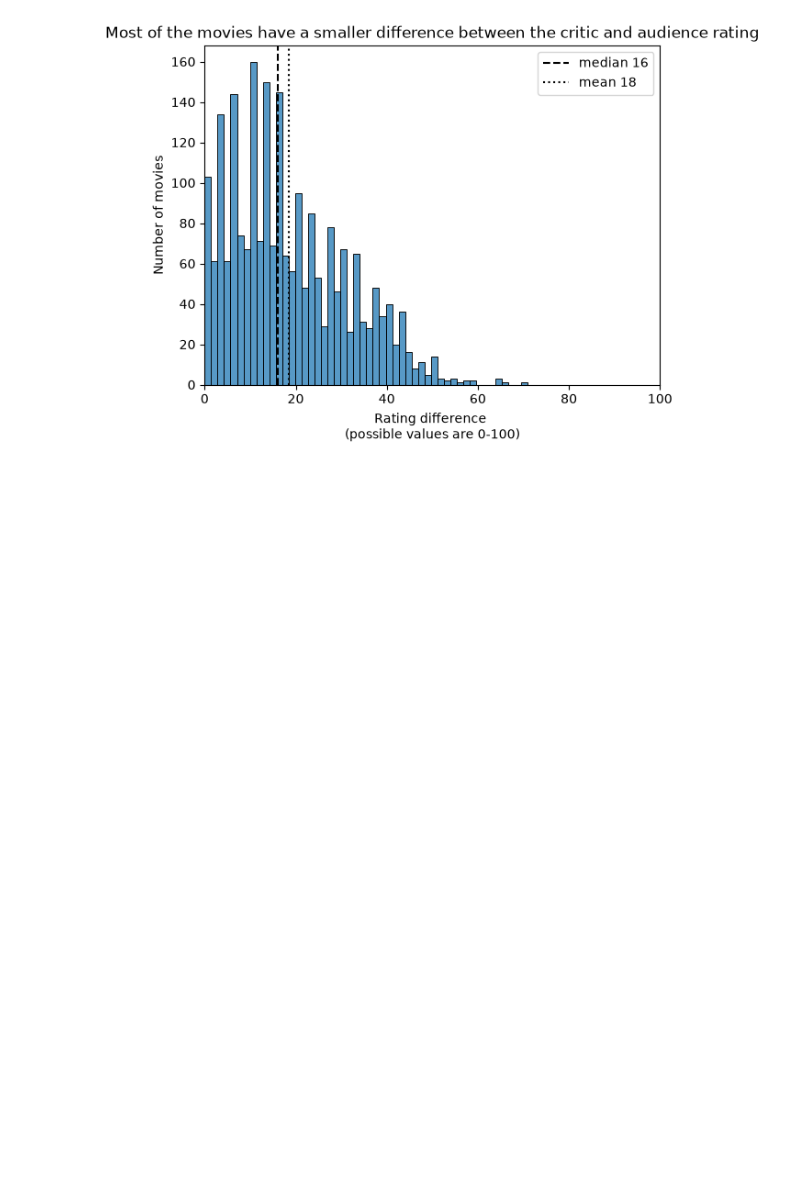
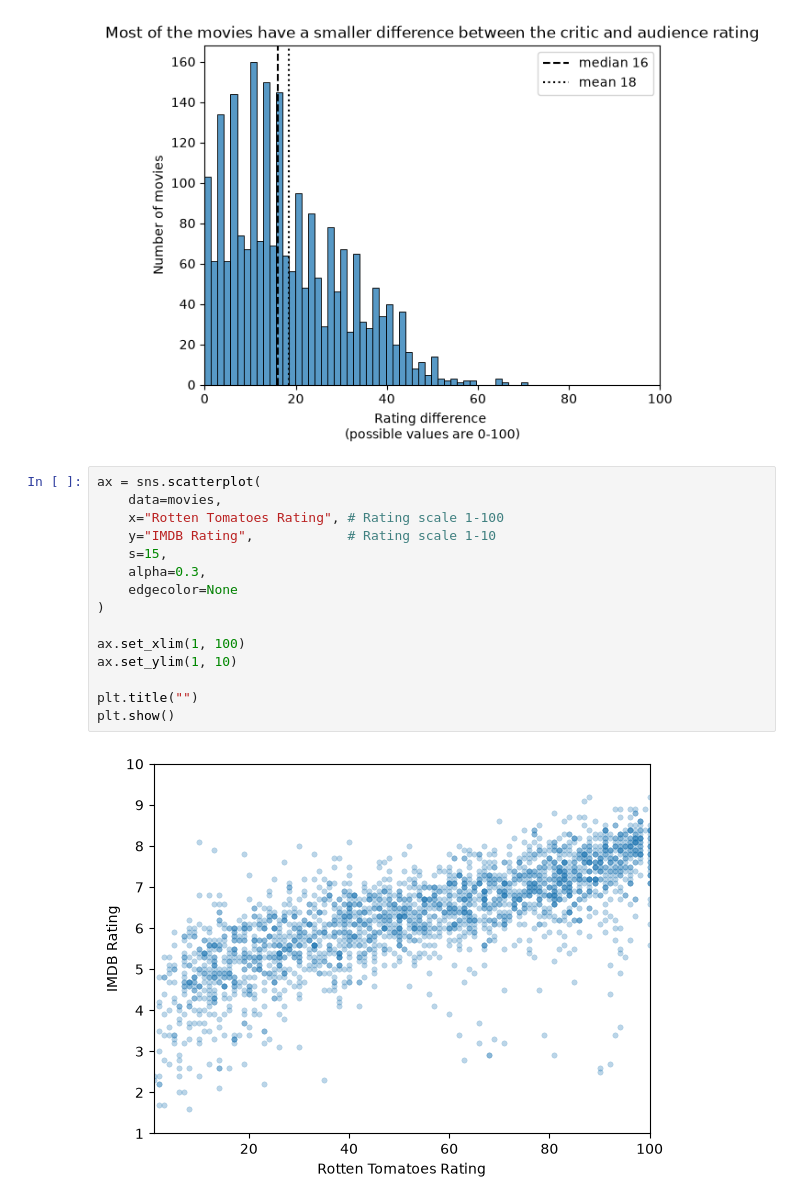
Before and after one commit to lindqv/python-course, a Jupyter notebook: data_analysis_visualisation/project/project.ipynb, the cells around one changed output. Drawn from its saved outputs; the diff is of its cells as text; blank space fills up the shorter version.

Commit message:
Create scatter plot for ratings

```diff
--- a/data_analysis_visualisation/project/project.ipynb
+++ b/data_analysis_visualisation/project/project.ipynb
@@ -541,3 +541,20 @@ ax.legend()
 plt.show()
 # %% [output]
 [figure]
+# %%
+ax = sns.scatterplot(
+    data=movies,
+    x="Rotten Tomatoes Rating", # Rating scale 1-100
+    y="IMDB Rating",            # Rating scale 1-10
+    s=15,
+    alpha=0.3,
+    edgecolor=None
+)
+
+ax.set_xlim(1, 100)
+ax.set_ylim(1, 10)
+
+plt.title("")
+plt.show()
+# %% [output]
+[figure, added]
```
